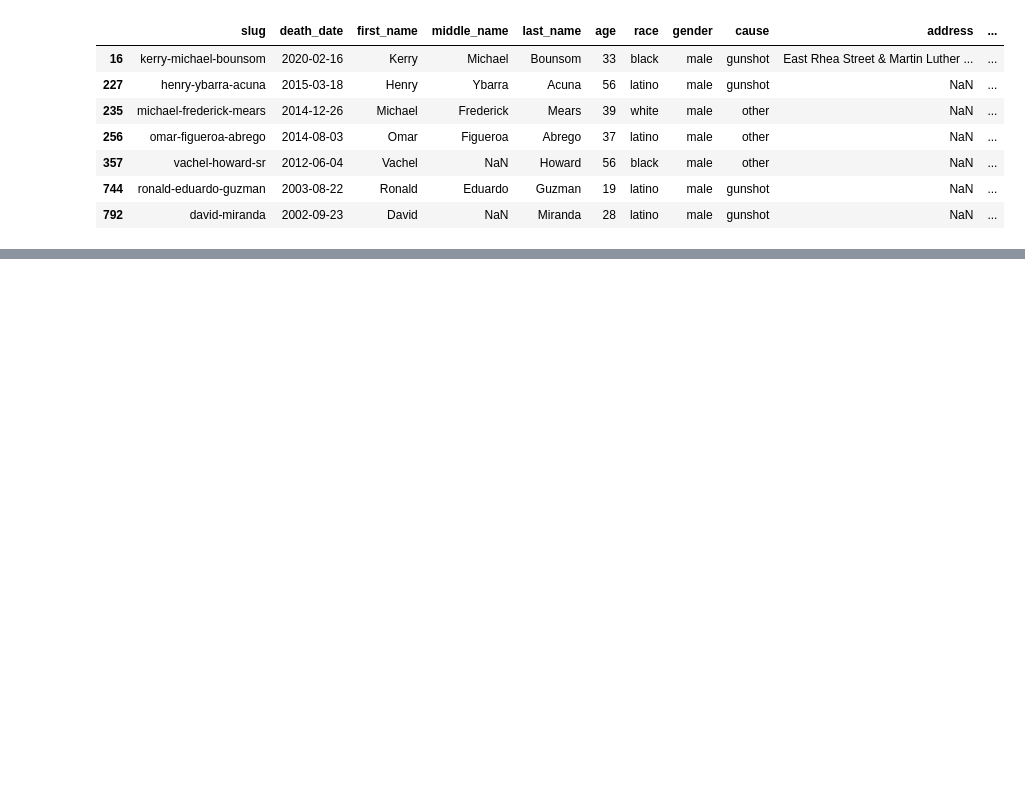
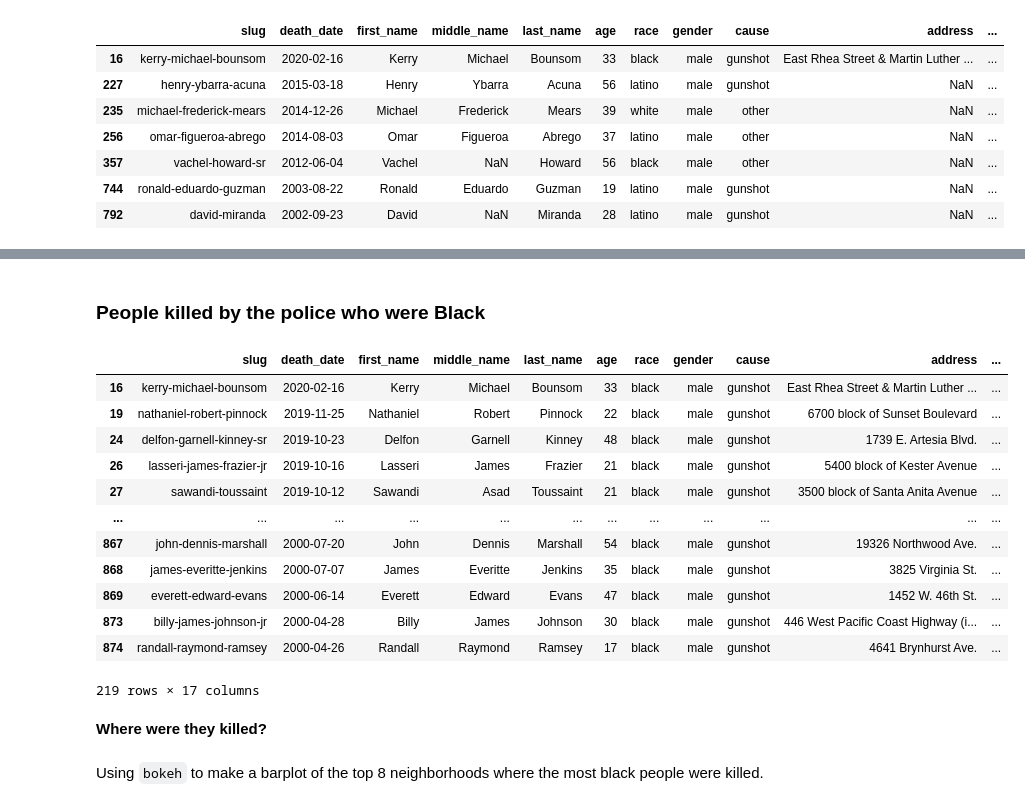
Before and after one commit to isabellabenabaye/los-angeles-police-killings, a Jupyter notebook: LA-police-killings-EDA.ipynb, the cells around one changed output, grey strips where cells are left out. Cells and saved outputs as stored; diff of their text form; code cells hidden in the pictures; blank space fills up the shorter version.

```diff
--- a/LA-police-killings-EDA.ipynb
+++ b/LA-police-killings-EDA.ipynb
@@ -142,0 +243,23 @@ killings_data[killings_data.address.isnull() | killings_data.neighborhood.isnull
+# %% [markdown]
+### People killed by the police who were Black
+# %%
+black_killings = killings_data[killings_data.race == 'black']
+black_killings
+# %% [output]
+|  | slug | death_date | first_name | middle_name | last_name | age | race | gender | cause | address | ... |
+| 16 | kerry-michael-bounsom | 2020-02-16 | Kerry | Michael | Bounsom | 33 | black | male | gunshot | East Rhea Street & Martin Luther ... | ... |
+| 19 | nathaniel-robert-pinnock | 2019-11-25 | Nathaniel | Robert | Pinnock | 22 | black | male | gunshot | 6700 block of Sunset Boulevard | ... |
+| 24 | delfon-garnell-kinney-sr | 2019-10-23 | Delfon | Garnell | Kinney | 48 | black | male | gunshot | 1739 E. Artesia Blvd. | ... |
+| 26 | lasseri-james-frazier-jr | 2019-10-16 | Lasseri | James | Frazier | 21 | black | male | gunshot | 5400 block of Kester Avenue | ... |
+| 27 | sawandi-toussaint | 2019-10-12 | Sawandi | Asad | Toussaint | 21 | black | male | gunshot | 3500 block of Santa Anita Avenue | ... |
+| ... | ... | ... | ... | ... | ... | ... | ... | ... | ... | ... | ... |
+| 867 | john-dennis-marshall | 2000-07-20 | John | Dennis | Marshall | 54 | black | male | gunshot | 19326 Northwood Ave. | ... |
+| 868 | james-everitte-jenkins | 2000-07-07 | James | Everitte | Jenkins | 35 | black | male | gunshot | 3825 Virginia St. | ... |
+| 869 | everett-edward-evans | 2000-06-14 | Everett | Edward | Evans | 47 | black | male | gunshot | 1452 W. 46th St. | ... |
+| 873 | billy-james-johnson-jr | 2000-04-28 | Billy | James | Johnson | 30 | black | male | gunshot | 446 West Pacific Coast Highway (i... | ... |
+| 874 | randall-raymond-ramsey | 2000-04-26 | Randall | Raymond | Ramsey | 17 | black | male | gunshot | 4641 Brynhurst Ave. | ... |
+219 rows × 17 columns
+# %% [markdown]
+**Where were they killed?**
+# %% [markdown]
+Using `bokeh` to make a barplot of the top 8 neighborhoods where the most black people were killed.
```
Also changed, not shown: parts of 44 cells of this notebook.
